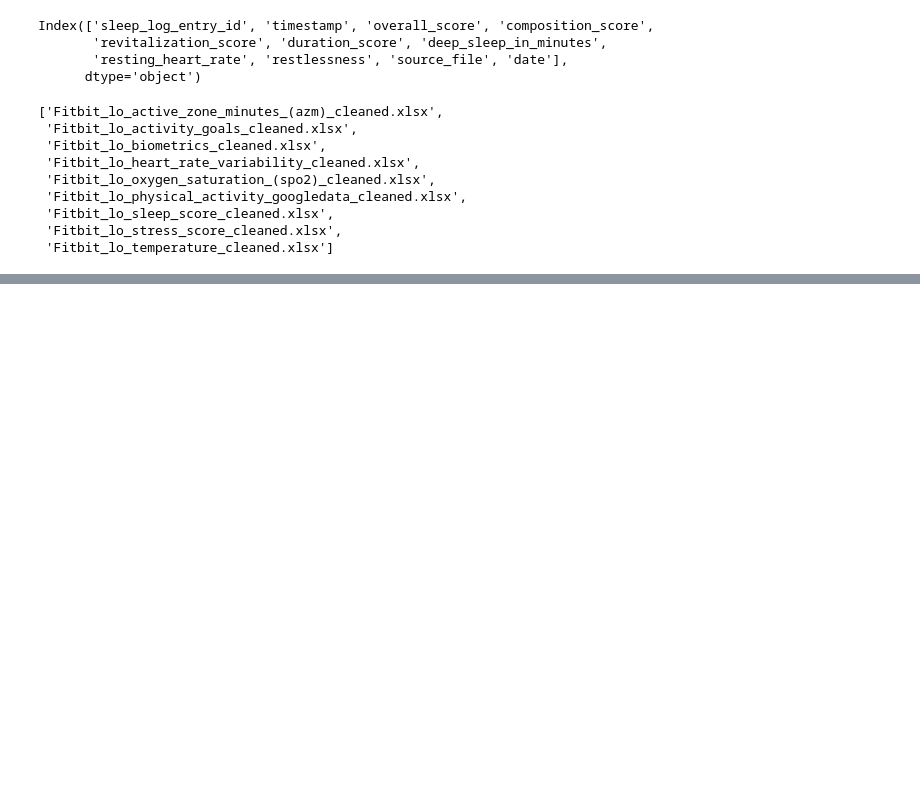
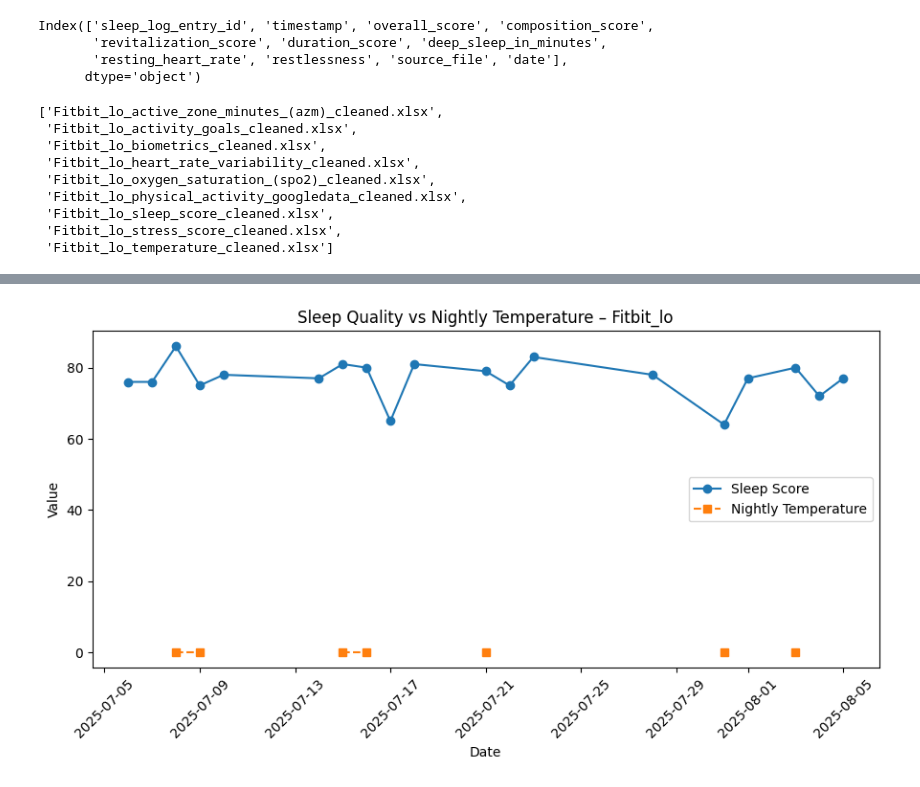
Before and after one commit to AssassinMaeve/FitBit, a Jupyter notebook: FitBit_Io.ipynb, the cells around one changed output, grey strips where cells are left out. Cells and saved outputs as stored; diff of their text form; code cells hidden in the pictures; blank space fills up the shorter version.

```diff
--- a/FitBit_Io.ipynb
+++ b/FitBit_Io.ipynb
@@ -272,0 +380,27 @@ os.listdir(BASE_DIR)
+# %%
+plt.figure(figsize=(9, 5))
+
+plt.plot(
+    daily_lo["date"],
+    daily_lo["sleep_score"],
+    marker="o",
+    label="Sleep Score"
+)
+
+plt.plot(
+    daily_lo["date"],
+    daily_lo["nightly_temp"],
+    marker="s",
+    linestyle="--",
+    label="Nightly Temperature"
+)
+
+plt.title("Sleep Quality vs Nightly Temperature – Fitbit_lo")
+plt.xlabel("Date")
+plt.ylabel("Value")
+plt.legend()
+plt.xticks(rotation=45)
+plt.tight_layout()
+plt.show()
+# %% [output]
+[figure, added]
```
Also changed, not shown: parts of 5 cells of this notebook, 1 other file.
